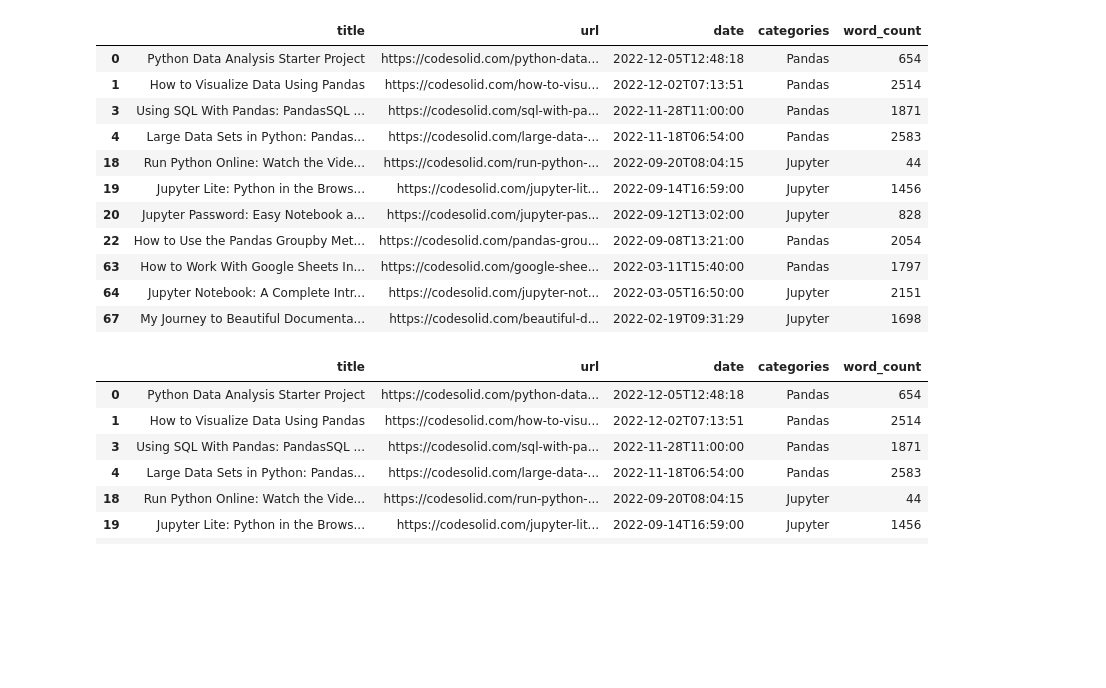
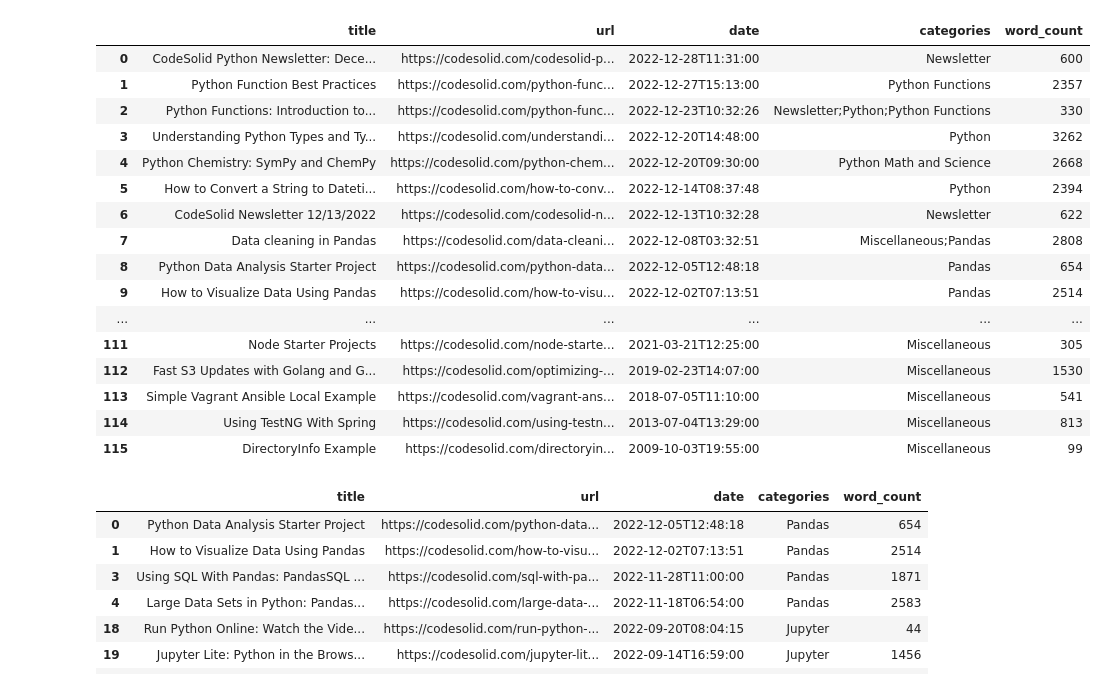
Before and after one commit to CodeSolid/wp-content-python, a Jupyter notebook: reports/PostStatistics.ipynb, the cells around one changed output. Saved outputs shown, nothing was run; the diff lists cells and outputs as text; code cells hidden in the pictures; blank space fills up the shorter version.

```diff
--- a/reports/PostStatistics.ipynb
+++ b/reports/PostStatistics.ipynb
@@ -1,23 +1,28 @@
 # %%
 import pandas as pd
 # Read the posts CSV from the web import
 pd.set_option('display.max_rows', None)
 posts = pd.read_csv("all_posts.csv", parse_dates=True)
-# posts
-posts.loc[posts['categories'].isin(['Pandas', 'Jupyter'])]
+posts
+# posts.loc[posts['categories'].isin(['Pandas', 'Jupyter'])]
 # %% [output]
 |  | title | url | date | categories | word_count |
-| 0 | Python Data Analysis Starter Project | https://codesolid.com/python-data... | 2022-12-05T12:48:18 | Pandas | 654 |
-| 1 | How to Visualize Data Using Pandas | https://codesolid.com/how-to-visu... | 2022-12-02T07:13:51 | Pandas | 2514 |
-| 3 | Using SQL With Pandas: PandasSQL ... | https://codesolid.com/sql-with-pa... | 2022-11-28T11:00:00 | Pandas | 1871 |
-| 4 | Large Data Sets in Python: Pandas... | https://codesolid.com/large-data-... | 2022-11-18T06:54:00 | Pandas | 2583 |
-| 18 | Run Python Online: Watch the Vide... | https://codesolid.com/run-python-... | 2022-09-20T08:04:15 | Jupyter | 44 |
-| 19 | Jupyter Lite: Python in the Brows... | https://codesolid.com/jupyter-lit... | 2022-09-14T16:59:00 | Jupyter | 1456 |
-| 20 | Jupyter Password: Easy Notebook a... | https://codesolid.com/jupyter-pas... | 2022-09-12T13:02:00 | Jupyter | 828 |
-| 22 | How to Use the Pandas Groupby Met... | https://codesolid.com/pandas-grou... | 2022-09-08T13:21:00 | Pandas | 2054 |
-| 63 | How to Work With Google Sheets In... | https://codesolid.com/google-shee... | 2022-03-11T15:40:00 | Pandas | 1797 |
-| 64 | Jupyter Notebook: A Complete Intr... | https://codesolid.com/jupyter-not... | 2022-03-05T16:50:00 | Jupyter | 2151 |
-| 67 | My Journey to Beautiful Documenta... | https://codesolid.com/beautiful-d... | 2022-02-19T09:31:29 | Jupyter | 1698 |
+| 0 | CodeSolid Python Newsletter: Dece... | https://codesolid.com/codesolid-p... | 2022-12-28T11:31:00 | Newsletter | 600 |
+| 1 | Python Function Best Practices | https://codesolid.com/python-func... | 2022-12-27T15:13:00 | Python Functions | 2357 |
+| 2 | Python Functions: Introduction to... | https://codesolid.com/python-func... | 2022-12-23T10:32:26 | Newsletter;Python;Python Functions | 330 |
+| 3 | Understanding Python Types and Ty... | https://codesolid.com/understandi... | 2022-12-20T14:48:00 | Python | 3262 |
+| 4 | Python Chemistry: SymPy and ChemPy | https://codesolid.com/python-chem... | 2022-12-20T09:30:00 | Python Math and Science | 2668 |
+| 5 | How to Convert a String to Dateti... | https://codesolid.com/how-to-conv... | 2022-12-14T08:37:48 | Python | 2394 |
+| 6 | CodeSolid Newsletter 12/13/2022 | https://codesolid.com/codesolid-n... | 2022-12-13T10:32:28 | Newsletter | 622 |
+| 7 | Data cleaning in Pandas | https://codesolid.com/data-cleani... | 2022-12-08T03:32:51 | Miscellaneous;Pandas | 2808 |
+| 8 | Python Data Analysis Starter Project | https://codesolid.com/python-data... | 2022-12-05T12:48:18 | Pandas | 654 |
+| 9 | How to Visualize Data Using Pandas | https://codesolid.com/how-to-visu... | 2022-12-02T07:13:51 | Pandas | 2514 |
+| ... | ... | ... | ... | ... | ... |
+| 111 | Node Starter Projects | https://codesolid.com/node-starte... | 2021-03-21T12:25:00 | Miscellaneous | 305 |
+| 112 | Fast S3 Updates with Golang and G... | https://codesolid.com/optimizing-... | 2019-02-23T14:07:00 | Miscellaneous | 1530 |
+| 113 | Simple Vagrant Ansible Local Example | https://codesolid.com/vagrant-ans... | 2018-07-05T11:10:00 | Miscellaneous | 541 |
+| 114 | Using TestNG With Spring | https://codesolid.com/using-testn... | 2013-07-04T13:29:00 | Miscellaneous | 813 |
+| 115 | DirectoryInfo Example | https://codesolid.com/directoryin... | 2009-10-03T19:55:00 | Miscellaneous | 99 |
 # %%
 # %% [output]
 |  | title | url | date | categories | word_count |
```
Also changed, not shown: parts of 3 cells of this notebook, 6 other files.
